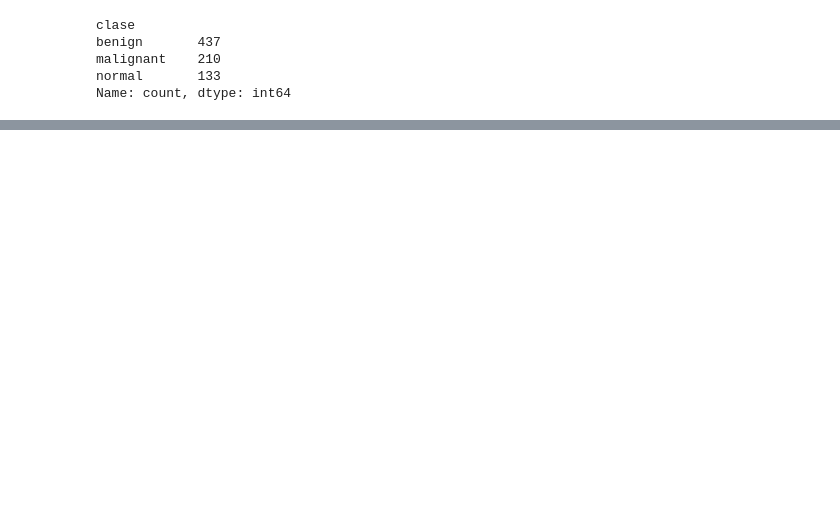
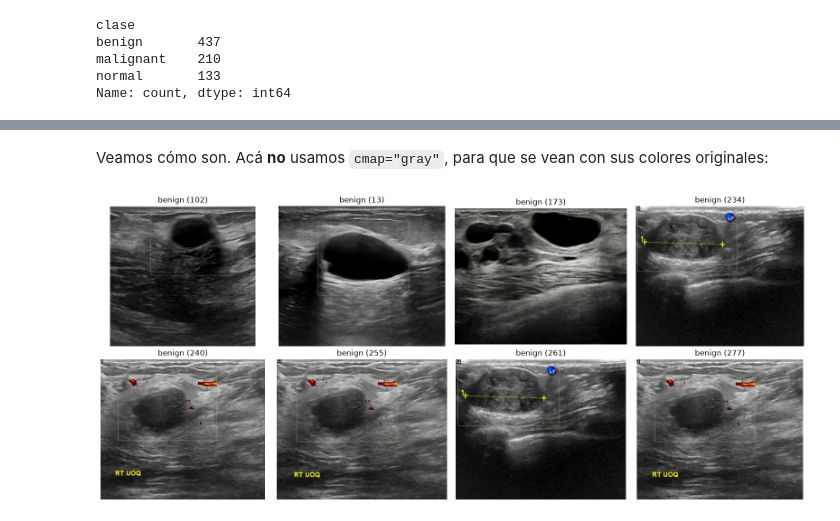
Before and after one commit to gustsita/PSIB_TPI_GRUPO_13, a Jupyter notebook: notebooks/00_exploracion.ipynb, the cells around one changed output, grey strips where cells are left out. Drawn from its saved outputs; the diff is of its cells as text; code cells hidden in the pictures; blank space fills up the shorter version.

```diff
--- a/notebooks/00_exploracion.ipynb
+++ b/notebooks/00_exploracion.ipynb
@@ -53,0 +234,4 @@ plt.show()
+# %%
+en_color = casos[casos["color"]]
+print(f"Imágenes con color real: {len(en_color)} de {len(casos)}")
+en_color[["id", "clase"]]
@@ -53,0 +257,12 @@ plt.show()
+# %% [markdown]
+Veamos cómo son. Acá **no** usamos `cmap="gray"`, para que se vean con sus colores originales:
+# %%
+fig, axes = plt.subplots(2, 4, figsize=(16, 7))
+for ax, (_, caso) in zip(axes.flat, en_color.head(8).iterrows()):
+    ax.imshow(io.imread(caso["ruta"]))      # imagen original, en color
+    ax.set_title(caso["id"])
+    ax.axis("off")
+plt.tight_layout()
+plt.show()
+# %% [output]
+[figure, added]
```
Also changed, not shown: parts of 41 cells of this notebook.
